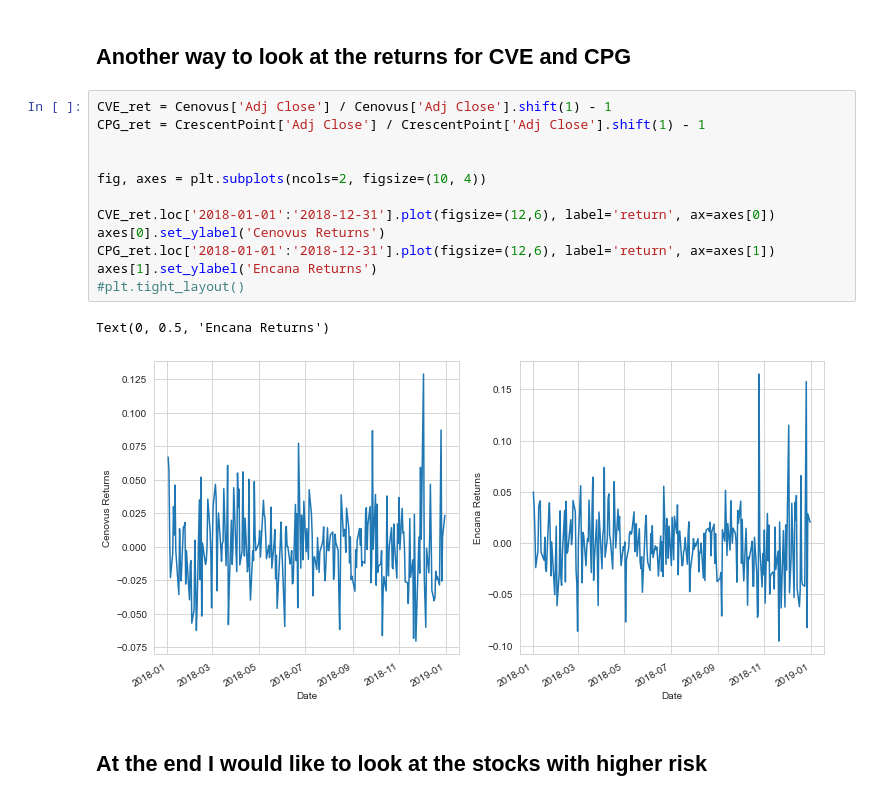
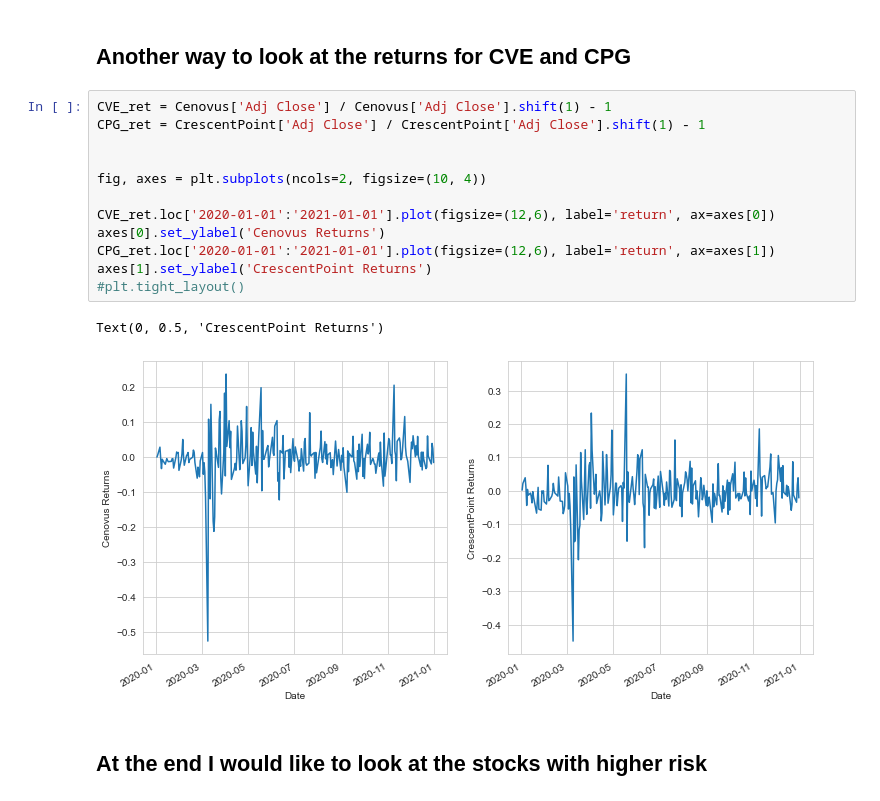
Before and after one commit to vadimsavenkov/Stock-Price-Analysis, a Jupyter notebook: Stock_Analysis.ipynb, the cells around one changed output. Saved outputs shown, nothing was run; the diff lists cells and outputs as text.

```diff
--- a/Stock_Analysis.ipynb
+++ b/Stock_Analysis.ipynb
@@ -318,18 +390,18 @@ Text(0, 0.5, 'Returns CPG')
 # %%
 CVE_ret = Cenovus['Adj Close'] / Cenovus['Adj Close'].shift(1) - 1
 CPG_ret = CrescentPoint['Adj Close'] / CrescentPoint['Adj Close'].shift(1) - 1
 
 
 fig, axes = plt.subplots(ncols=2, figsize=(10, 4))
 
-CVE_ret.loc['2018-01-01':'2018-12-31'].plot(figsize=(12,6), label='return', ax=axes[0])
+CVE_ret.loc['2020-01-01':'2021-01-01'].plot(figsize=(12,6), label='return', ax=axes[0])
 axes[0].set_ylabel('Cenovus Returns')
-CPG_ret.loc['2018-01-01':'2018-12-31'].plot(figsize=(12,6), label='return', ax=axes[1])
-axes[1].set_ylabel('Encana Returns')
+CPG_ret.loc['2020-01-01':'2021-01-01'].plot(figsize=(12,6), label='return', ax=axes[1])
+axes[1].set_ylabel('CrescentPoint Returns')
 #plt.tight_layout()
 # %% [output]
-Text(0, 0.5, 'Encana Returns')
+Text(0, 0.5, 'CrescentPoint Returns')
-[figure, old version]
+[figure, new version]
 # %% [markdown]
 ## At the end I would like to look at the stocks with higher risk
 # %%
```
Also changed, not shown: parts of 7 cells of this notebook.
